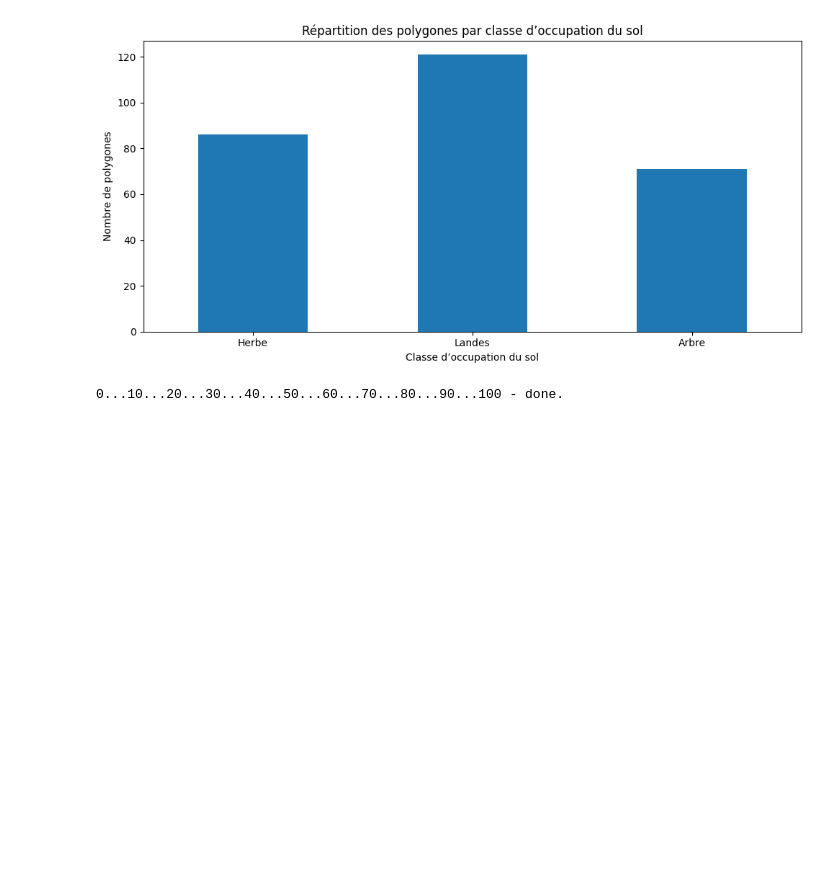
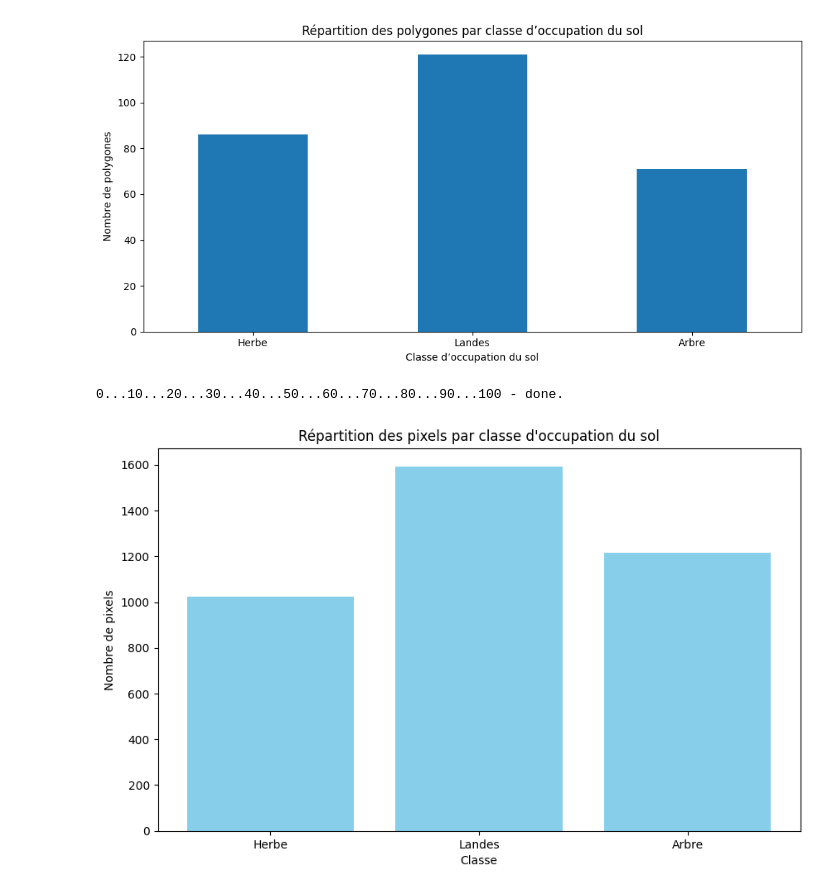
Before and after one commit to nicolas-requin/projet_landes, a Jupyter notebook: projet_telea_REQUIN_NICOLAS.ipynb, the cells around one changed output. Cells and saved outputs as stored; diff of their text form; code cells hidden in the pictures; blank space fills up the shorter version.

Commit message:
barplot pixels par classe

```diff
--- a/projet_telea_REQUIN_NICOLAS.ipynb
+++ b/projet_telea_REQUIN_NICOLAS.ipynb
@@ -43,19 +43,48 @@ plt.show()
 # %%
 import os
 from osgeo import gdal
 import sys
 from my_function import rasterization   #Appel fonction
+import numpy as np
+import matplotlib.pyplot as plt
 
 # sys.path.append('/home/onyxia/work')
 
 # --- Nombre de pixels par classe ---
 
+# Rasterisation
 # Définition des paramètres
 field_name = "strate"
 sptial_resolution = 10
 in_vector = "../data/projet_eval/PI_strates_bretagne_32630.shp"
 out_image = "PI_strates_bretagne_32630.tif"
 
 rasterization(in_vector, out_image, field_name, sptial_resolution)
+
+# Comptage
+# Ouvrir le raster
+dataset = gdal.Open(out_image)
+
+band = dataset.GetRasterBand(1)
+data = band.ReadAsArray()
+
+values, counts = np.unique(data, return_counts=True)
+
+# Filtrer la classe 0 qui correspond à nodata
+mask = values != 0
+values = values[mask]
+counts = counts[mask]
+
+# Remplacer les codes par les noms
+labels = [labels_strates.get(val, f"Classe {val}") for val in values]
+
+# Réalisation du barplot
+plt.figure(figsize=(10, 6))
+plt.bar(labels, counts, color='skyblue')
+plt.xlabel("Classe")
+plt.ylabel("Nombre de pixels")
+plt.title("Répartition des pixels par classe d'occupation du sol")
+plt.show()
 # %% [output]
 0...10...20...30...40...50...60...70...80...90...100 - done.
+[figure, added]
```
